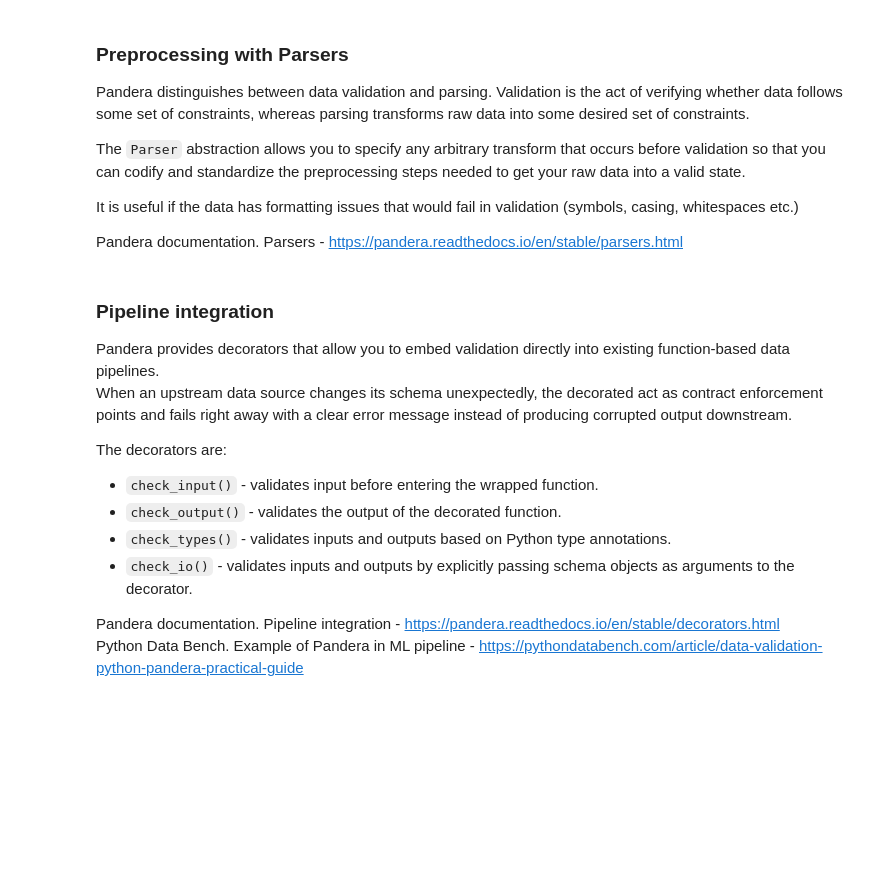
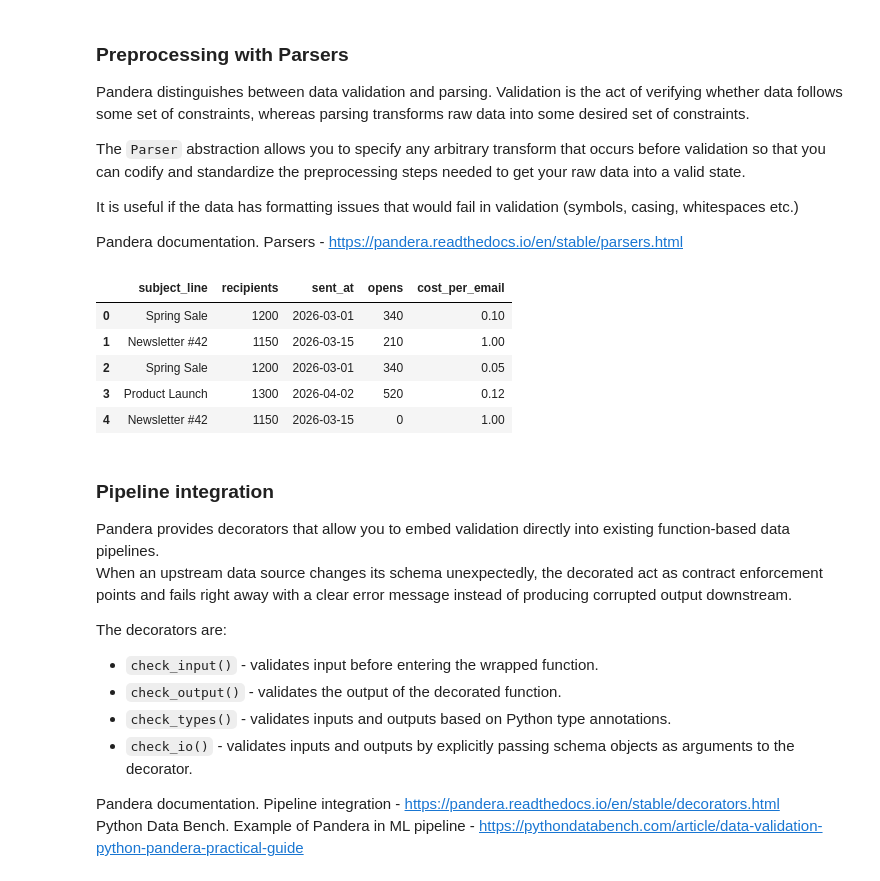
Before and after one commit to IreneGrisenti/Validation_with_Pandera, a Jupyter notebook: pandera_exploration.ipynb, the cells around one changed output. Cells and saved outputs as stored; diff of their text form; code cells hidden in the pictures; blank space fills up the shorter version.

```diff
--- a/pandera_exploration.ipynb
+++ b/pandera_exploration.ipynb
@@ -303,41 +357,46 @@ It is useful if the data has formatting issues that would fail in validation (sy
 Pandera documentation. Parsers - https://pandera.readthedocs.io/en/stable/parsers.html
 # %%
 messy_data = {
-    'subject_line': [ 'Spring Sale  ', 'newsletter #42', 'Spring Sale', 'Product LAUNCH', 'newsletter #42'],
+    'subject_line': [ ' Spring Sale  ', 'newsletter #42', 'Spring Sale', 'PRODUCT LAUNCH', 'newsletter #42'],
     'recipients': [1200, 1150.0, 1200, 1300, 1150],
     'sent_at': ['2026-03-01', '2026-03-15', '2026-03-01', '2026-04-02', '2026-03-15'],
     'opens': [340, 210, 340.0, 520, -190],
     'cost_per_email': [0.1, 1, '0.05sek', 0.12, 1],
 }
 
 messy_df = pd.DataFrame(messy_data)
 
 def clean_cost(s):
     s = s.astype(str).str.replace('sek', '', regex=False)
     return s
-
 
 messy_schema = pa.DataFrameSchema({
     'subject_line': pa.Column(
         str,
         parsers=pa.Parser(lambda s: s.str.strip().str.title())
     ),
     'recipients': pa.Column(int, coerce=True),
     'sent_at': pa.Column(pa.DateTime, coerce=True),
     'opens': pa.Column(
         int,
         parsers=pa.Parser(lambda s: s.clip(lower=0)),
         coerce=True),
     'cost_per_email': pa.Column(
         float,
         parsers=pa.Parser(clean_cost),
         coerce=True)
 })
 
 parsed_df = messy_schema.validate(messy_df)
 
-print(parsed_df)
-parsed_df.dtypes
+display(parsed_df)
+# %% [output]
+|  | subject_line | recipients | sent_at | opens | cost_per_email |
+| 0 | Spring Sale | 1200 | 2026-03-01 | 340 | 0.10 |
+| 1 | Newsletter #42 | 1150 | 2026-03-15 | 210 | 1.00 |
+| 2 | Spring Sale | 1200 | 2026-03-01 | 340 | 0.05 |
+| 3 | Product Launch | 1300 | 2026-04-02 | 520 | 0.12 |
+| 4 | Newsletter #42 | 1150 | 2026-03-15 | 0 | 1.00 |
 # %% [markdown]
 ### Pipeline integration
 
```
Also changed, not shown: parts of 10 cells of this notebook.
